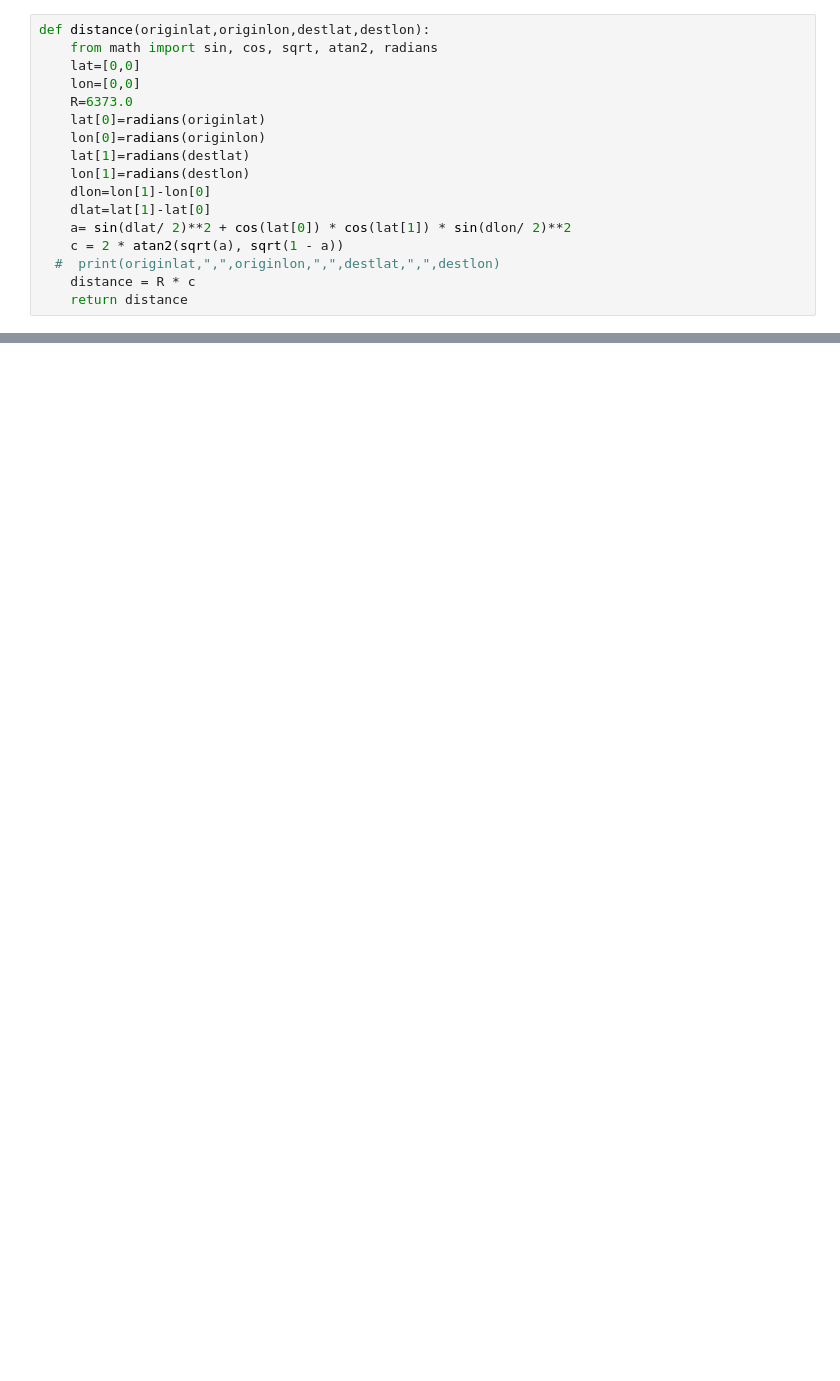
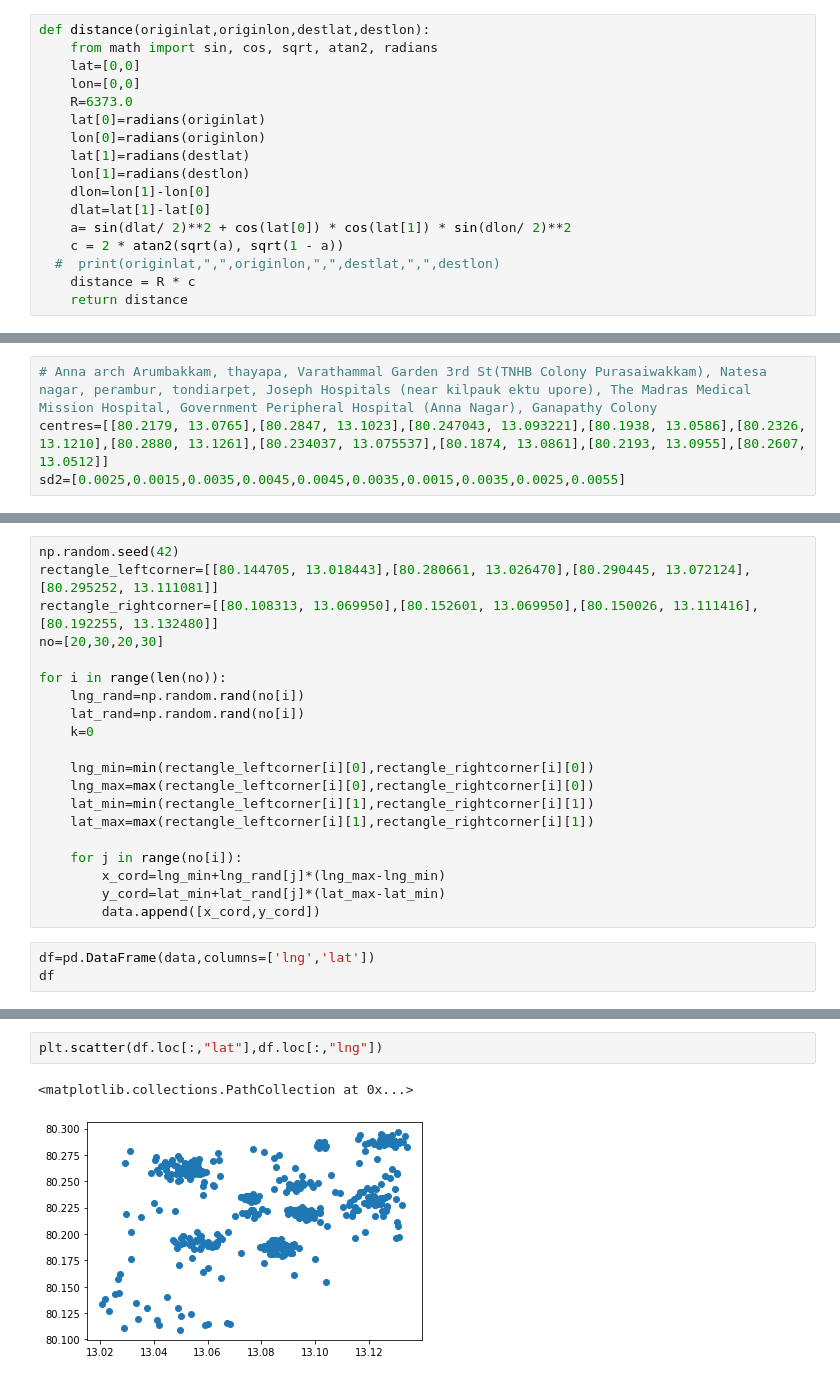
Before and after one commit to r-Iyer/Flood-Alert-Application, a Jupyter notebook: Simulation/assign_latlong_for_simulation.ipynb, the cells around one changed output, grey strips where cells are left out. Cells and saved outputs as stored; diff of their text form; blank space fills up the shorter version.

```diff
--- a/Simulation/assign_latlong_for_simulation.ipynb
+++ b/Simulation/assign_latlong_for_simulation.ipynb
@@ -193,0 +285,4 @@ def distance(originlat,originlon,destlat,destlon):
+# %%
+# Anna arch Arumbakkam, thayapa, Varathammal Garden 3rd St(TNHB Colony Purasaiwakkam), Natesa nagar, perambur, tondiarpet, Joseph Hospitals (near kilpauk ektu upore), The Madras Medical Mission Hospital, Government Peripheral Hospital (Anna Nagar), Ganapathy Colony
+centres=[[80.2179, 13.0765],[80.2847, 13.1023],[80.247043, 13.093221],[80.1938, 13.0586],[80.2326, 13.1210],[80.2880, 13.1261],[80.234037, 13.075537],[80.1874, 13.0861],[80.2193, 13.0955],[80.2607, 13.0512]]
+sd2=[0.0025,0.0015,0.0035,0.0045,0.0045,0.0035,0.0015,0.0035,0.0025,0.0055]
@@ -193,0 +312,23 @@ def distance(originlat,originlon,destlat,destlon):
+# %%
+np.random.seed(42)
+rectangle_leftcorner=[[80.144705, 13.018443],[80.280661, 13.026470],[80.290445, 13.072124],[80.295252, 13.111081]]
+rectangle_rightcorner=[[80.108313, 13.069950],[80.152601, 13.069950],[80.150026, 13.111416],[80.192255, 13.132480]]
+no=[20,30,20,30]
+
+for i in range(len(no)):
+    lng_rand=np.random.rand(no[i])
+    lat_rand=np.random.rand(no[i])
+    k=0
+
+    lng_min=min(rectangle_leftcorner[i][0],rectangle_rightcorner[i][0])
+    lng_max=max(rectangle_leftcorner[i][0],rectangle_rightcorner[i][0])
+    lat_min=min(rectangle_leftcorner[i][1],rectangle_rightcorner[i][1])
+    lat_max=max(rectangle_leftcorner[i][1],rectangle_rightcorner[i][1])
+
+    for j in range(no[i]):
+        x_cord=lng_min+lng_rand[j]*(lng_max-lng_min)
+        y_cord=lat_min+lat_rand[j]*(lat_max-lat_min)
+        data.append([x_cord,y_cord])
+# %%
+df=pd.DataFrame(data,columns=['lng','lat'])
+df
@@ -193,0 +349,5 @@ def distance(originlat,originlon,destlat,destlon):
+# %%
+plt.scatter(df.loc[:,"lat"],df.loc[:,"lng"])
+# %% [output]
+<matplotlib.collections.PathCollection at 0x...>
+[figure, added]
```
Also changed, not shown: parts of 42 cells of this notebook, 58 other files.
